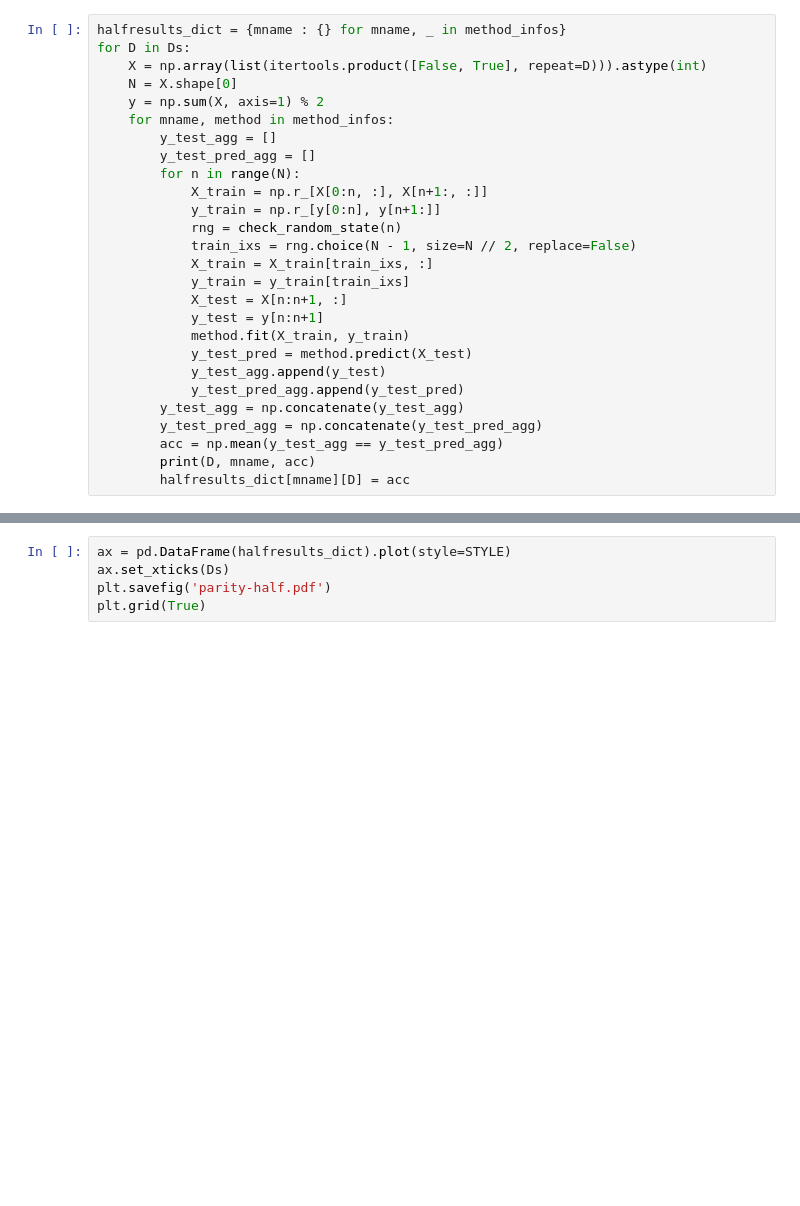
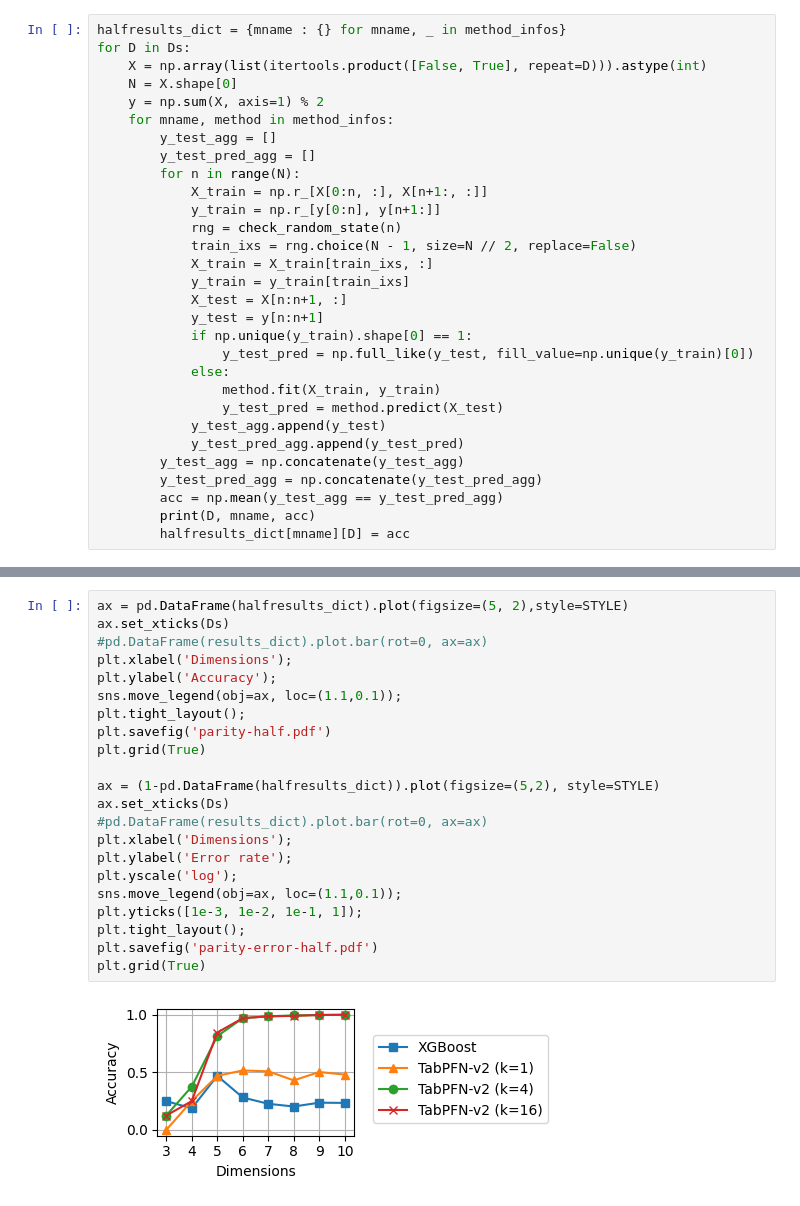
Before and after one commit to calvinmccarter/tabpfn-eval, a Jupyter notebook: parity.ipynb, the cells around one changed output, grey strips where cells are left out. Drawn from its saved outputs; the diff is of its cells as text; blank space fills up the shorter version.

```diff
--- a/parity.ipynb
+++ b/parity.ipynb
@@ -89,8 +146,11 @@ for D in Ds:
             y_train = y_train[train_ixs]
             X_test = X[n:n+1, :]
             y_test = y[n:n+1]
-            method.fit(X_train, y_train)
-            y_test_pred = method.predict(X_test)
+            if np.unique(y_train).shape[0] == 1:
+                y_test_pred = np.full_like(y_test, fill_value=np.unique(y_train)[0])
+            else:
+                method.fit(X_train, y_train)
+                y_test_pred = method.predict(X_test)
             y_test_agg.append(y_test)
             y_test_pred_agg.append(y_test_pred)
         y_test_agg = np.concatenate(y_test_agg)
@@ -101,5 +179,24 @@ for D in Ds:
 # %%
-ax = pd.DataFrame(halfresults_dict).plot(style=STYLE)
+ax = pd.DataFrame(halfresults_dict).plot(figsize=(5, 2),style=STYLE)
 ax.set_xticks(Ds)
+#pd.DataFrame(results_dict).plot.bar(rot=0, ax=ax)
+plt.xlabel('Dimensions');
+plt.ylabel('Accuracy');
+sns.move_legend(obj=ax, loc=(1.1,0.1));
+plt.tight_layout();
 plt.savefig('parity-half.pdf')
 plt.grid(True)
+
+ax = (1-pd.DataFrame(halfresults_dict)).plot(figsize=(5,2), style=STYLE)
+ax.set_xticks(Ds)
+#pd.DataFrame(results_dict).plot.bar(rot=0, ax=ax)
+plt.xlabel('Dimensions');
+plt.ylabel('Error rate');
+plt.yscale('log');
+sns.move_legend(obj=ax, loc=(1.1,0.1));
+plt.yticks([1e-3, 1e-2, 1e-1, 1]);
+plt.tight_layout();
+plt.savefig('parity-error-half.pdf')
+plt.grid(True)
+# %% [output]
+[figure, added]
```
Also changed, not shown: parts of 13 cells of this notebook.
